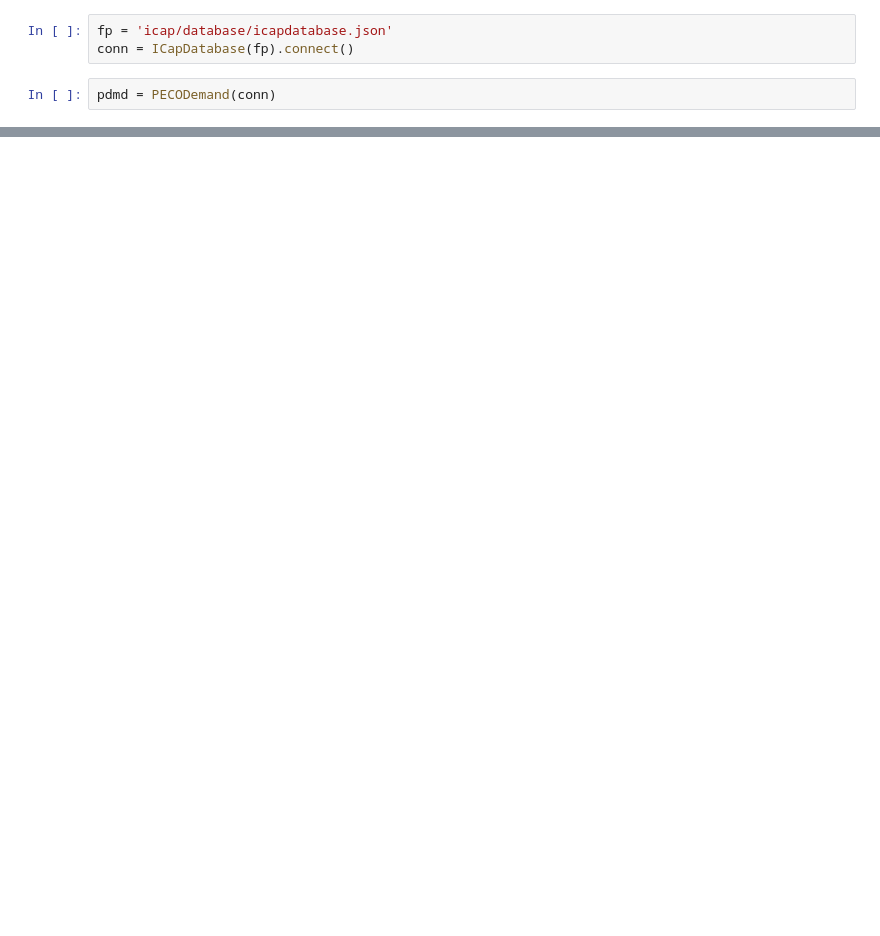
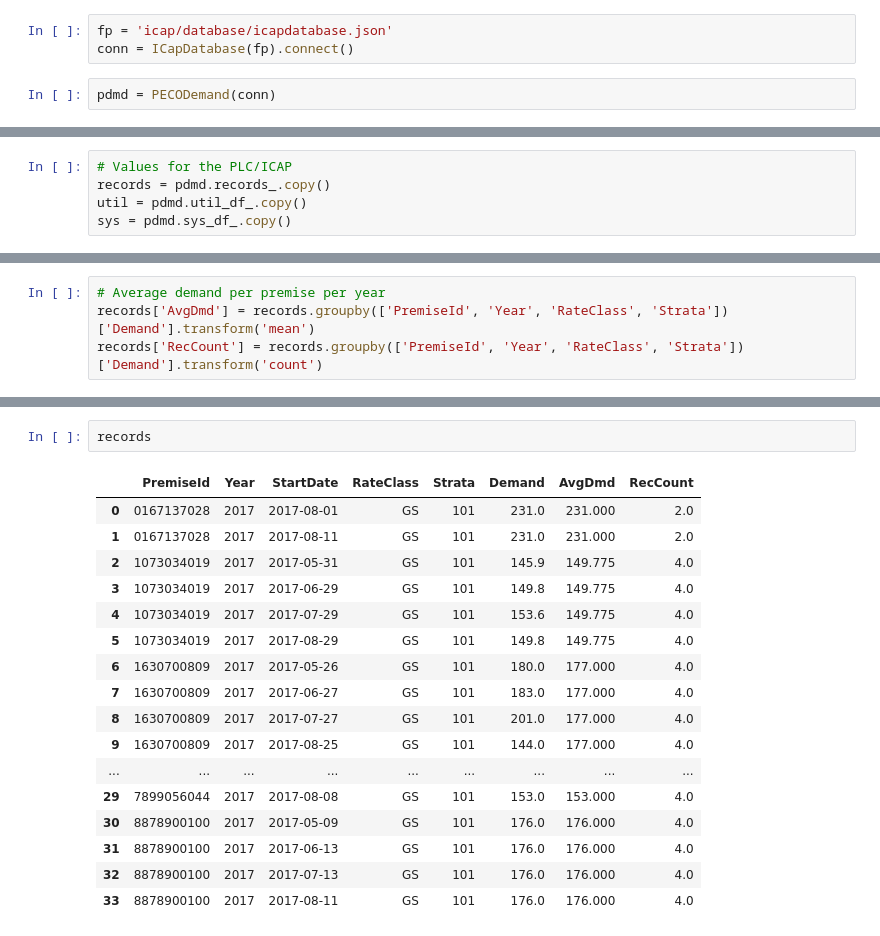
Before and after one commit to mileshill/jeapi, a Jupyter notebook: PECODemandNITS.ipynb, the cells around one changed output, grey strips where cells are left out. Cells and saved outputs as stored; diff of their text form; blank space fills up the shorter version.

Commit message:
peco demand nits

```diff
--- a/PECODemandNITS.ipynb
+++ b/PECODemandNITS.ipynb
@@ -22,0 +51,5 @@ pdmd.compute_icap().head()
+# %%
+# Values for the PLC/ICAP
+records = pdmd.records_.copy()
+util = pdmd.util_df_.copy()
+sys = pdmd.sys_df_.copy()
@@ -22,0 +83,4 @@ pdmd.compute_icap().head()
+# %%
+# Average demand per premise per year
+records['AvgDmd'] = records.groupby(['PremiseId', 'Year', 'RateClass', 'Strata'])['Demand'].transform('mean')
+records['RecCount'] = records.groupby(['PremiseId', 'Year', 'RateClass', 'Strata'])['Demand'].transform('count')
@@ -22,0 +108,20 @@ pdmd.compute_icap().head()
+# %%
+records
+# %% [output]
+|  | PremiseId | Year | StartDate | RateClass | Strata | Demand | AvgDmd | RecCount |
+| 0 | 0167137028 | 2017 | 2017-08-01 | GS | 101 | 231.0 | 231.000 | 2.0 |
+| 1 | 0167137028 | 2017 | 2017-08-11 | GS | 101 | 231.0 | 231.000 | 2.0 |
+| 2 | 1073034019 | 2017 | 2017-05-31 | GS | 101 | 145.9 | 149.775 | 4.0 |
+| 3 | 1073034019 | 2017 | 2017-06-29 | GS | 101 | 149.8 | 149.775 | 4.0 |
+| 4 | 1073034019 | 2017 | 2017-07-29 | GS | 101 | 153.6 | 149.775 | 4.0 |
+| 5 | 1073034019 | 2017 | 2017-08-29 | GS | 101 | 149.8 | 149.775 | 4.0 |
+| 6 | 1630700809 | 2017 | 2017-05-26 | GS | 101 | 180.0 | 177.000 | 4.0 |
+| 7 | 1630700809 | 2017 | 2017-06-27 | GS | 101 | 183.0 | 177.000 | 4.0 |
+| 8 | 1630700809 | 2017 | 2017-07-27 | GS | 101 | 201.0 | 177.000 | 4.0 |
+| 9 | 1630700809 | 2017 | 2017-08-25 | GS | 101 | 144.0 | 177.000 | 4.0 |
+| ... | ... | ... | ... | ... | ... | ... | ... | ... |
+| 29 | 7899056044 | 2017 | 2017-08-08 | GS | 101 | 153.0 | 153.000 | 4.0 |
+| 30 | 8878900100 | 2017 | 2017-05-09 | GS | 101 | 176.0 | 176.000 | 4.0 |
+| 31 | 8878900100 | 2017 | 2017-06-13 | GS | 101 | 176.0 | 176.000 | 4.0 |
+| 32 | 8878900100 | 2017 | 2017-07-13 | GS | 101 | 176.0 | 176.000 | 4.0 |
+| 33 | 8878900100 | 2017 | 2017-08-11 | GS | 101 | 176.0 | 176.000 | 4.0 |
```
Also changed, not shown: parts of 13 cells of this notebook, 1 other file.
